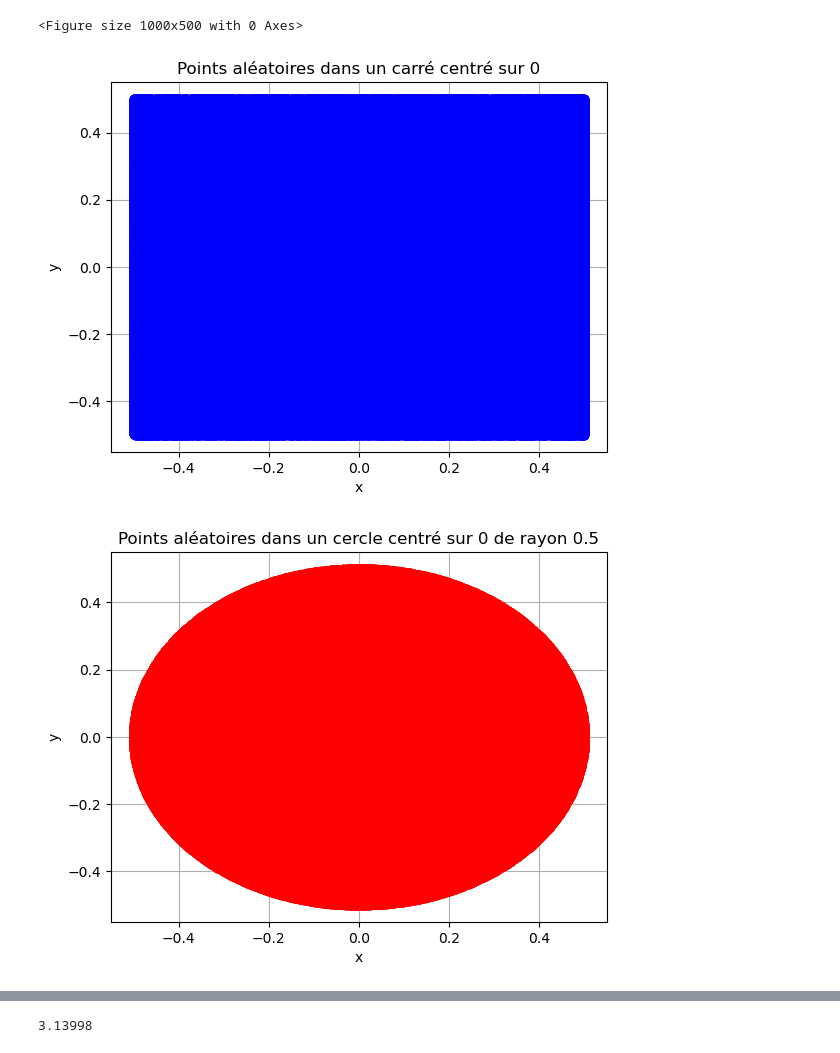
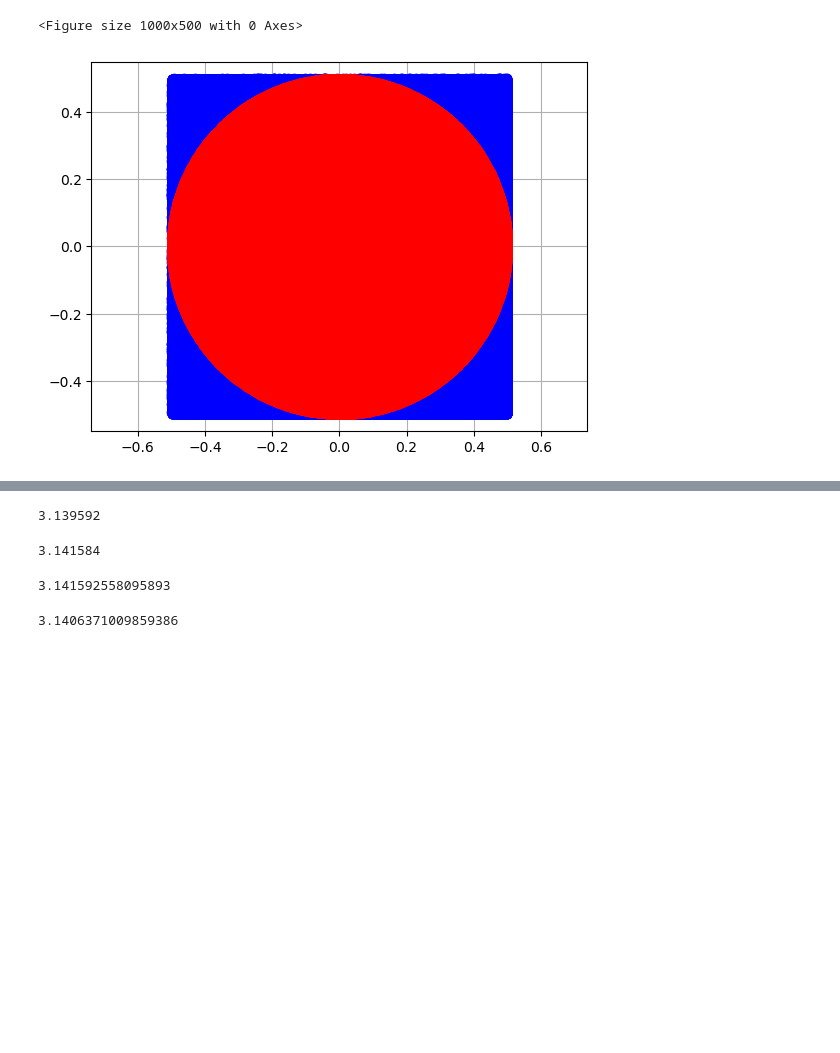
Before and after one commit to Luciocta/projetperso, a Jupyter notebook: Simulation.ipynb, the cells around one changed output, grey strips where cells are left out. Drawn from its saved outputs; the diff is of its cells as text; code cells hidden in the pictures; blank space fills up the shorter version.

```diff
--- a/Simulation.ipynb
+++ b/Simulation.ipynb
@@ -47,37 +47,42 @@ x = points[:,0]
 y = points[:,1]
 
 
-plt.plot(x, y, 'o', color='blue')
+""" plt.plot(x, y, 'o', color='blue')
 plt.xlabel('x')
 plt.ylabel('y')
 plt.title('Points aléatoires dans un carré centré sur 0')
 plt.grid(True)
 plt.show()
-
+ """
 
 cercle = []
 
 for i in range(n):
     if x[i]**2 + y[i]**2 <= 0.5**2:
         cercle.append(points[i].tolist())
 
 cercle = np.array(cercle)
 x_cercle = cercle[:,0]
 y_cercle = cercle[:,1]
 
-plt.plot(x_cercle, y_cercle, 'o', color='red')
+""" plt.plot(x_cercle, y_cercle, 'o', color='red')
 plt.xlabel('x')
 plt.ylabel('y')
 plt.title('Points aléatoires dans un cercle centré sur 0 de rayon 0.5')
 plt.grid(True)
 plt.show()
-
+ """
 
 plt.plot(x, y, 'o', color='blue')
 plt.plot(x_cercle, y_cercle, 'o', color='red')
 plt.grid()
 plt.axis('equal')
 plt.show()
+
+n_cercle = len(cercle)
+n_carre = len(points)
+
+pi_estimate = 4*n_cercle/n_carre
+print(pi_estimate)
 # %% [output]
-[figure, old version]
+[figure, new version]
-[figure, removed]
@@ -85,8 +89,24 @@ plt.show()
+3.139592
-# %%
-n_cercle = len(cercle)
-n_carre = len(points)
-
-pi_estimate = n_cercle/n_carre
-print(pi_estimate)
-# %% [output]
-3.13998
+# %%
+n = 1000000
+points = np.random.uniform(-0.5, 0.5, size=(n, 2))
+
+pi_estimate = 4*len([points[i].tolist() for i in range(n) if points[:,0][i]**2 + points[:,1][i]**2 <= 0.5**2])/n
+print(pi_estimate)
+# %% [output]
+3.141584
+# %%
+n = 10000000
+
+s = 0
+for i in range(1,n):
+    s += 1/i**2
+
+pi_estimate = np.sqrt(6*s)
+print(pi_estimate)
+# %% [output]
+3.141592558095893
+# %%
+np.sqrt(6*np.sum([1/i**2 for i in range(1,1000)]))
+# %% [output]
+3.1406371009859386
```
Also changed, not shown: parts of 1 cell of this notebook.
